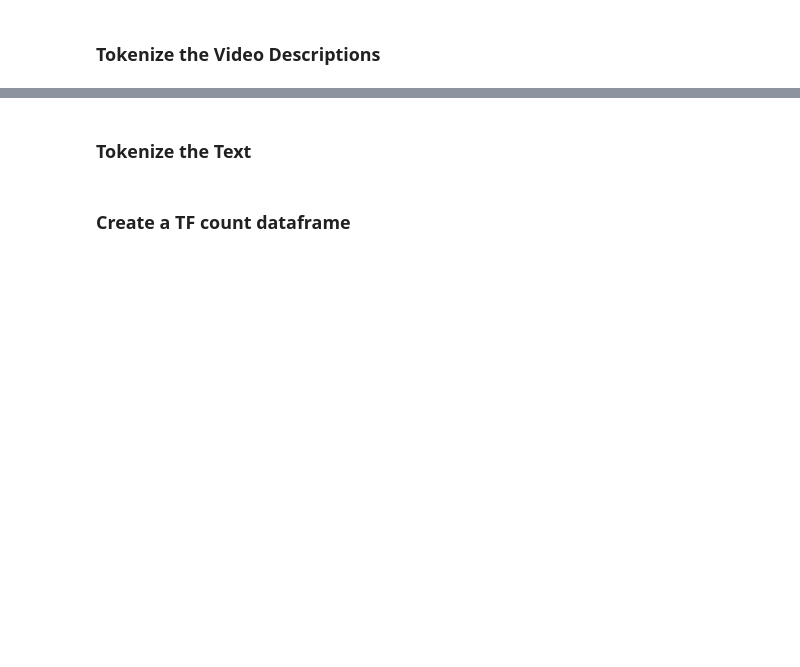
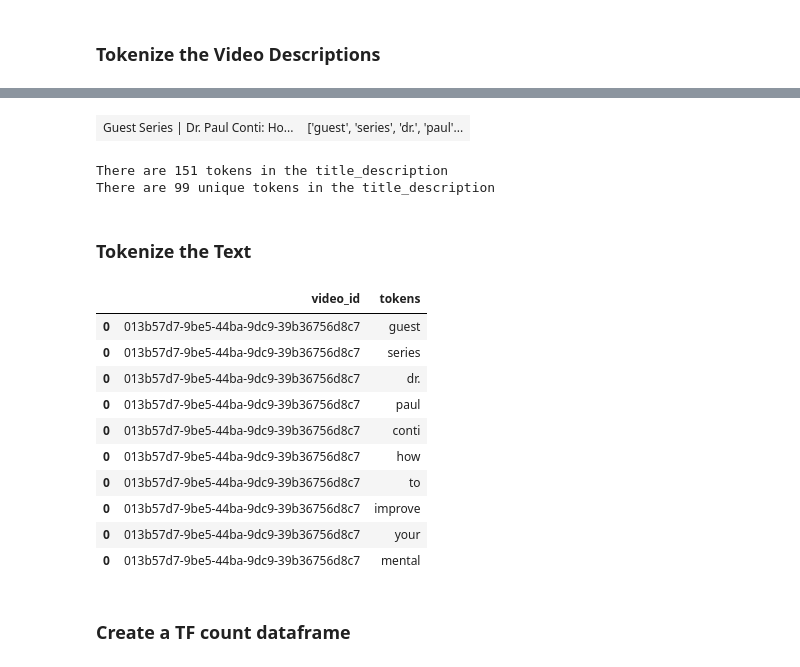
Before and after one commit to JamesMTucker/DATA_340_NLP, a Jupyter notebook: Fall_2023/notebooks/02_Properties_of_Langauge.ipynb, the cells around one changed output, grey strips where cells are left out. Drawn from its saved outputs; the diff is of its cells as text; code cells hidden in the pictures; blank space fills up the shorter version.

```diff
--- a/Fall_2023/notebooks/02_Properties_of_Langauge.ipynb
+++ b/Fall_2023/notebooks/02_Properties_of_Langauge.ipynb
@@ -486,14 +526,46 @@ df.head()
+# %%
+## Let's look at the differences between the title_description and the tokens
+from IPython.display import display, HTML
+
+# make a table of the title_description and the tokens
+title_descript = df['title_description'][0]
+tokens = df['tokens'][0]
+
+# display the table
+display(HTML(f'<table><tr><td>{title_descript}</td><td>{tokens}</td></tr></table>'))
+# %% [output]
+| Guest Series | Dr. Paul Conti: Ho... | ['guest', 'series', 'dr.', 'paul'... |
+# %%
+unique_tokens = set(tokens)
+print(f'There are {len(tokens)} tokens in the title_description')
+print(f'There are {len(unique_tokens)} unique tokens in the title_description')
+# %% [output]
+There are 151 tokens in the title_description
+There are 99 unique tokens in the title_description
 # %% [markdown]
 ### Tokenize the Text
 # %%
 # explode the lemma_text column
+# pandas docs: https://pandas.pydata.org/docs/reference/api/pandas.DataFrame.explode.html
 
 token_df = (df
       .explode('tokens')
-      .drop(columns=['title_description', 'lemma_count', 'tokenized'])
+      .drop(columns=['title_description', 'lemma_count'])
 )
 
-token_df.head()
+token_df.head(10)
+# %% [output]
+|  | video_id | tokens |
+| 0 | 013b57d7-9be5-44ba-9dc9-39b36756d8c7 | guest |
+| 0 | 013b57d7-9be5-44ba-9dc9-39b36756d8c7 | series |
+| 0 | 013b57d7-9be5-44ba-9dc9-39b36756d8c7 | dr. |
+| 0 | 013b57d7-9be5-44ba-9dc9-39b36756d8c7 | paul |
+| 0 | 013b57d7-9be5-44ba-9dc9-39b36756d8c7 | conti |
+| 0 | 013b57d7-9be5-44ba-9dc9-39b36756d8c7 | how |
+| 0 | 013b57d7-9be5-44ba-9dc9-39b36756d8c7 | to |
+| 0 | 013b57d7-9be5-44ba-9dc9-39b36756d8c7 | improve |
+| 0 | 013b57d7-9be5-44ba-9dc9-39b36756d8c7 | your |
+| 0 | 013b57d7-9be5-44ba-9dc9-39b36756d8c7 | mental |
 # %% [markdown]
 ### Create a TF count dataframe
 # %%
```
Also changed, not shown: parts of 23 cells of this notebook.
